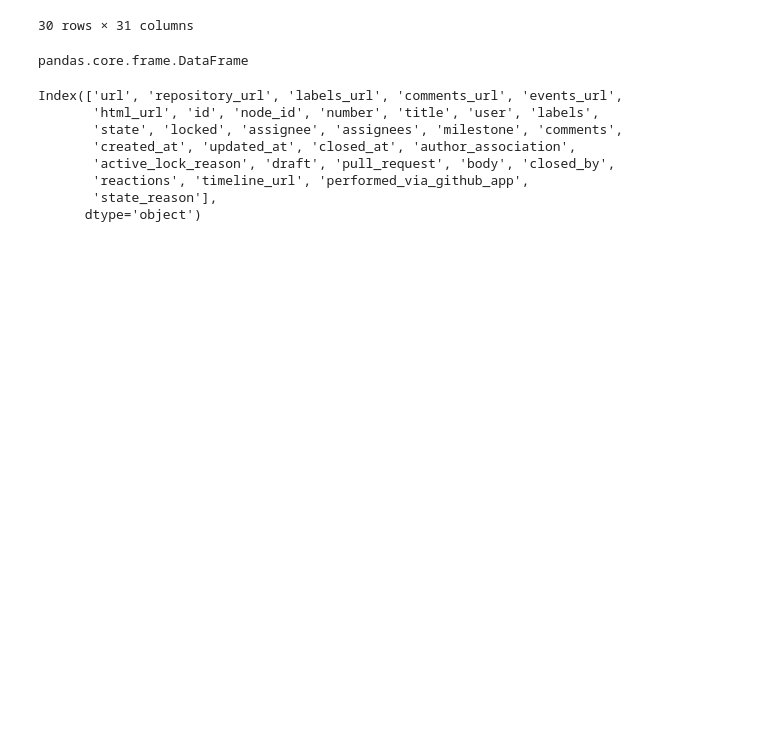
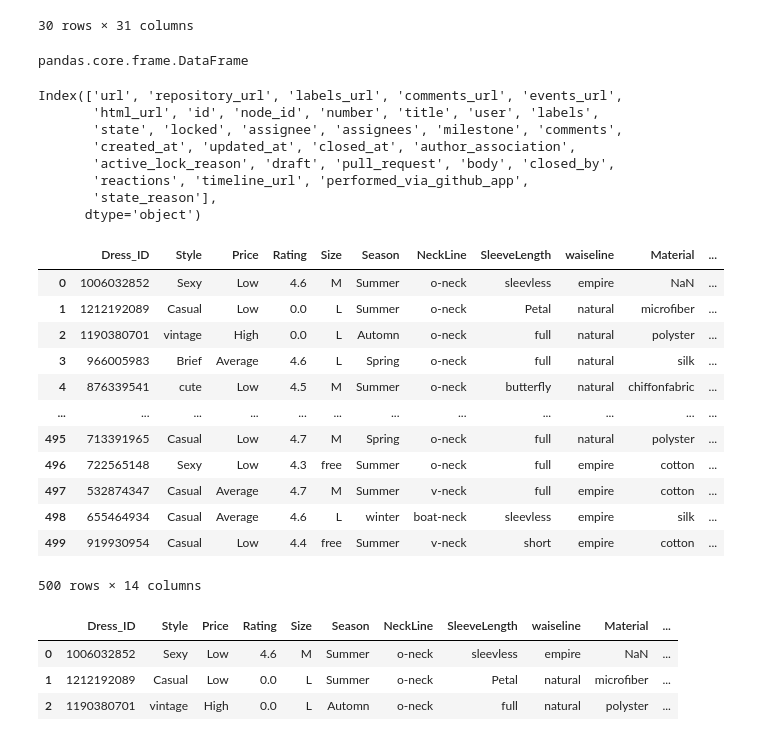
Before and after one commit to singhalharshit/la-python-practice, a Jupyter notebook: DAY_12_Pandas.ipynb, the cells around one changed output. Drawn from its saved outputs; the diff is of its cells as text; code cells hidden in the pictures; blank space fills up the shorter version.

```diff
--- a/DAY_12_Pandas.ipynb
+++ b/DAY_12_Pandas.ipynb
@@ -331,3 +331,27 @@ Index(['url', 'repository_url', 'labels_url', 'comments_url', 'events_url',
 df.to_json('E:\Coding Practice\la-python-practice\data_testing\converted_json_file.json')
 
 # We can see a new file has been created converted_json_file.json and the data of Dress Sales has ben converted into json
+# %%
+df_1= pd.read_excel(r'E:/Coding Practice/la-python-practice/data_testing/Attribute DataSet.xlsx')
+df_1
+# %% [output]
+|  | Dress_ID | Style | Price | Rating | Size | Season | NeckLine | SleeveLength | waiseline | Material | ... |
+| 0 | 1006032852 | Sexy | Low | 4.6 | M | Summer | o-neck | sleevless | empire | NaN | ... |
+| 1 | 1212192089 | Casual | Low | 0.0 | L | Summer | o-neck | Petal | natural | microfiber | ... |
+| 2 | 1190380701 | vintage | High | 0.0 | L | Automn | o-neck | full | natural | polyster | ... |
+| 3 | 966005983 | Brief | Average | 4.6 | L | Spring | o-neck | full | natural | silk | ... |
+| 4 | 876339541 | cute | Low | 4.5 | M | Summer | o-neck | butterfly | natural | chiffonfabric | ... |
+| ... | ... | ... | ... | ... | ... | ... | ... | ... | ... | ... | ... |
+| 495 | 713391965 | Casual | Low | 4.7 | M | Spring | o-neck | full | natural | polyster | ... |
+| 496 | 722565148 | Sexy | Low | 4.3 | free | Summer | o-neck | full | empire | cotton | ... |
+| 497 | 532874347 | Casual | Average | 4.7 | M | Summer | v-neck | full | empire | cotton | ... |
+| 498 | 655464934 | Casual | Average | 4.6 | L | winter | boat-neck | sleevless | empire | silk | ... |
+| 499 | 919930954 | Casual | Low | 4.4 | free | Summer | v-neck | short | empire | cotton | ... |
+500 rows × 14 columns
+# %%
+df_1.head(3)
+# %% [output]
+|  | Dress_ID | Style | Price | Rating | Size | Season | NeckLine | SleeveLength | waiseline | Material | ... |
+| 0 | 1006032852 | Sexy | Low | 4.6 | M | Summer | o-neck | sleevless | empire | NaN | ... |
+| 1 | 1212192089 | Casual | Low | 0.0 | L | Summer | o-neck | Petal | natural | microfiber | ... |
+| 2 | 1190380701 | vintage | High | 0.0 | L | Automn | o-neck | full | natural | polyster | ... |
```
Also changed, not shown: parts of 11 cells of this notebook.
